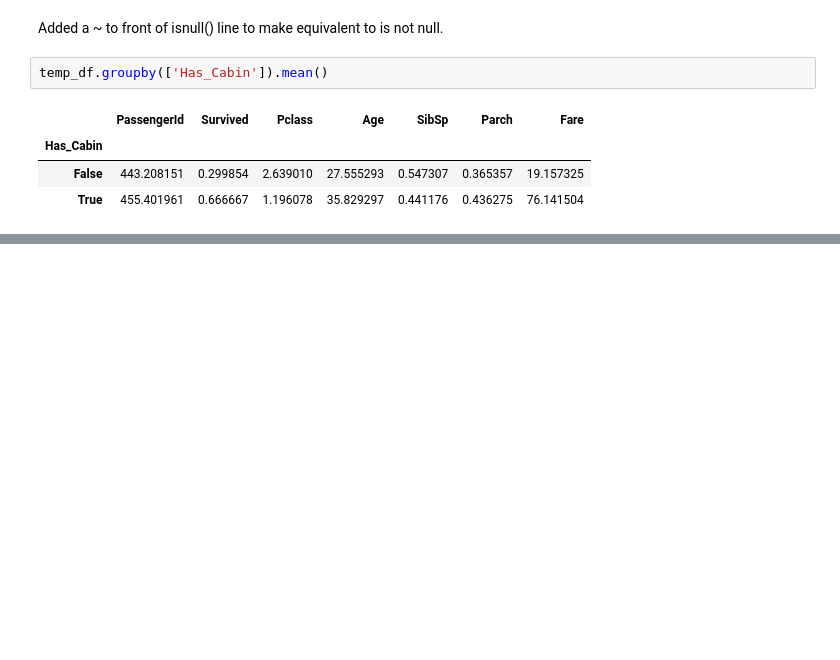
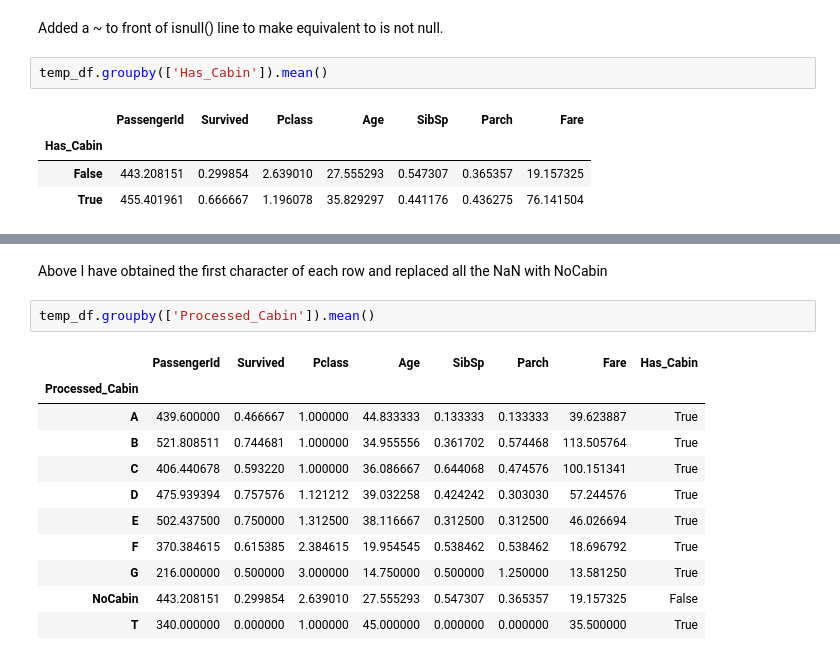
Before and after one commit to nehal1989/kaggle_titanic, a Jupyter notebook: titanic_analysis.ipynb, the cells around one changed output, grey strips where cells are left out. Drawn from its saved outputs; the diff is of its cells as text; blank space fills up the shorter version.

```diff
--- a/titanic_analysis.ipynb
+++ b/titanic_analysis.ipynb
@@ -169,0 +182,16 @@ If a passenger had a cabin then they had a 66% chance of surviving the titanic.
+# %% [markdown]
+Above I have obtained the first character of each row and replaced all the NaN with NoCabin
+# %%
+temp_df.groupby(['Processed_Cabin']).mean()
+# %% [output]
+|  | PassengerId | Survived | Pclass | Age | SibSp | Parch | Fare | Has_Cabin |
+| Processed_Cabin |  |  |  |  |  |  |  |  |
+| A | 439.600000 | 0.466667 | 1.000000 | 44.833333 | 0.133333 | 0.133333 | 39.623887 | True |
+| B | 521.808511 | 0.744681 | 1.000000 | 34.955556 | 0.361702 | 0.574468 | 113.505764 | True |
+| C | 406.440678 | 0.593220 | 1.000000 | 36.086667 | 0.644068 | 0.474576 | 100.151341 | True |
+| D | 475.939394 | 0.757576 | 1.121212 | 39.032258 | 0.424242 | 0.303030 | 57.244576 | True |
+| E | 502.437500 | 0.750000 | 1.312500 | 38.116667 | 0.312500 | 0.312500 | 46.026694 | True |
+| F | 370.384615 | 0.615385 | 2.384615 | 19.954545 | 0.538462 | 0.538462 | 18.696792 | True |
+| G | 216.000000 | 0.500000 | 3.000000 | 14.750000 | 0.500000 | 1.250000 | 13.581250 | True |
+| NoCabin | 443.208151 | 0.299854 | 2.639010 | 27.555293 | 0.547307 | 0.365357 | 19.157325 | False |
+| T | 340.000000 | 0.000000 | 1.000000 | 45.000000 | 0.000000 | 0.000000 | 35.500000 | True |
```
Also changed, not shown: parts of 8 cells of this notebook.
